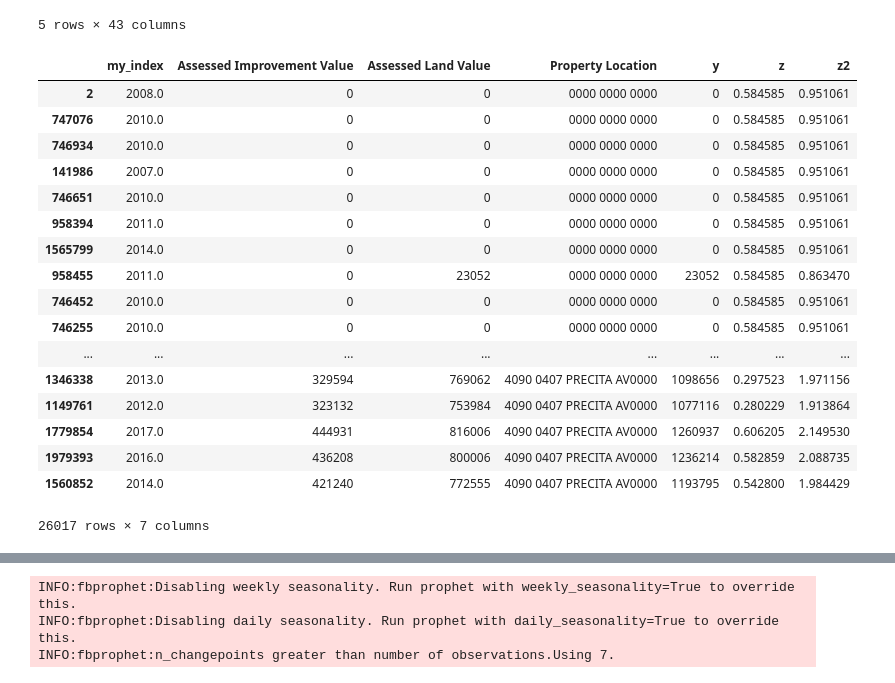
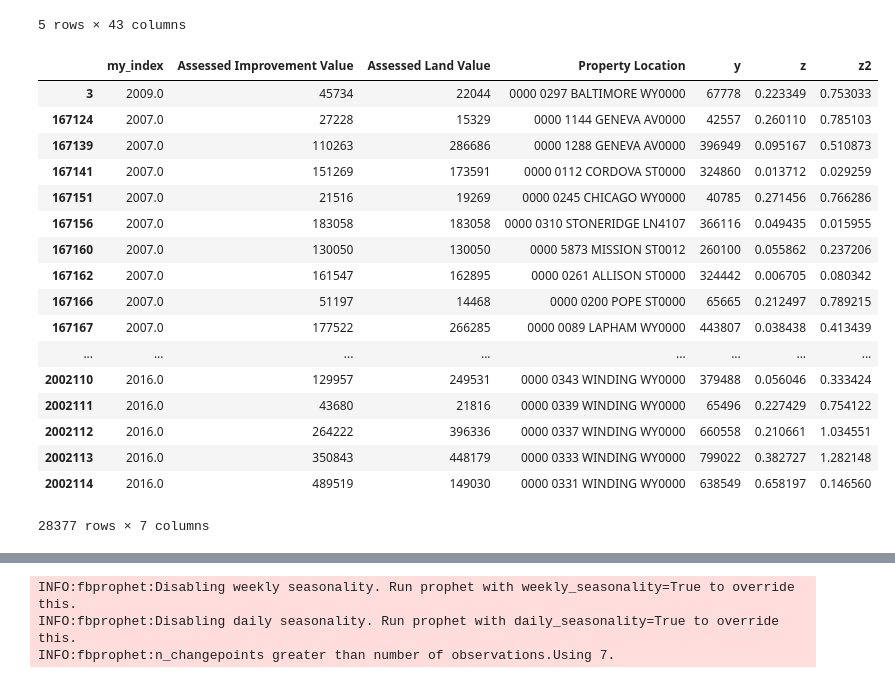
Before and after one commit to EmiliaPaz/EECS731_FinalProject, a Jupyter notebook: notebooks/TimeSeries.ipynb, the cells around one changed output, grey strips where cells are left out. Drawn from its saved outputs; the diff is of its cells as text; code cells hidden in the pictures.

```diff
--- a/notebooks/TimeSeries.ipynb
+++ b/notebooks/TimeSeries.ipynb
@@ -19,43 +21,43 @@ houses.head()
 # %%
 from scipy import stats
 
-my_data = houses.loc[houses['Assessor Neighborhood'] == "Bernal Heights" ]
+my_data = houses.loc[houses['Assessor Neighborhood'] == "Croker Amazon" ]
 final = my_data[['Closed Roll Year', 'Assessed Improvement Value', 'Assessed Land Value','Property Location']]
 final.rename(columns={ "Closed Roll Year": "my_index"}, inplace = True)
 
 final['y'] = final['Assessed Improvement Value'] + final['Assessed Land Value']
 # final = np.around(final[['my_index']],decimals= 0)
 final['z'] = np.abs(stats.zscore(final['Assessed Improvement Value']))
 final['z2'] = np.abs(stats.zscore(final['Assessed Land Value']))
 # final[final['Property Location'].replace(final['Property Location'].apply(pd.Series.value_counts)).gt(2).all(1)]
 v = final[['Property Location']]
+final = final[~final['Property Location'].str.contains('0000 0000')]
 
 final = final[v.replace(v.stack().value_counts()).gt(5).all(1)]
 final = final[final.z < 3]
 final = final[final.z2 < 3]
-
-
-
+final['Property Location'] = final['Property Location'].astype(str)
 
 final['y'] = final['Assessed Improvement Value'] + final['Assessed Land Value']
 
-final.sort_values(by=['Property Location'])
+final.sort_values(by=['Property Location', 'my_index'])
+final.head()
 # %% [output]
 |  | my_index | Assessed Improvement Value | Assessed Land Value | Property Location | y | z | z2 |
-| 2 | 2008.0 | 0 | 0 | 0000 0000 0000 | 0 | 0.584585 | 0.951061 |
-| 747076 | 2010.0 | 0 | 0 | 0000 0000 0000 | 0 | 0.584585 | 0.951061 |
-| 746934 | 2010.0 | 0 | 0 | 0000 0000 0000 | 0 | 0.584585 | 0.951061 |
-| 141986 | 2007.0 | 0 | 0 | 0000 0000 0000 | 0 | 0.584585 | 0.951061 |
-| 746651 | 2010.0 | 0 | 0 | 0000 0000 0000 | 0 | 0.584585 | 0.951061 |
-| 958394 | 2011.0 | 0 | 0 | 0000 0000 0000 | 0 | 0.584585 | 0.951061 |
-| 1565799 | 2014.0 | 0 | 0 | 0000 0000 0000 | 0 | 0.584585 | 0.951061 |
-| 958455 | 2011.0 | 0 | 23052 | 0000 0000 0000 | 23052 | 0.584585 | 0.863470 |
-| 746452 | 2010.0 | 0 | 0 | 0000 0000 0000 | 0 | 0.584585 | 0.951061 |
-| 746255 | 2010.0 | 0 | 0 | 0000 0000 0000 | 0 | 0.584585 | 0.951061 |
+| 3 | 2009.0 | 45734 | 22044 | 0000 0297 BALTIMORE WY0000 | 67778 | 0.223349 | 0.753033 |
+| 167124 | 2007.0 | 27228 | 15329 | 0000 1144 GENEVA AV0000 | 42557 | 0.260110 | 0.785103 |
+| 167139 | 2007.0 | 110263 | 286686 | 0000 1288 GENEVA AV0000 | 396949 | 0.095167 | 0.510873 |
+| 167141 | 2007.0 | 151269 | 173591 | 0000 0112 CORDOVA ST0000 | 324860 | 0.013712 | 0.029259 |
+| 167151 | 2007.0 | 21516 | 19269 | 0000 0245 CHICAGO WY0000 | 40785 | 0.271456 | 0.766286 |
+| 167156 | 2007.0 | 183058 | 183058 | 0000 0310 STONERIDGE LN4107 | 366116 | 0.049435 | 0.015955 |
+| 167160 | 2007.0 | 130050 | 130050 | 0000 5873 MISSION ST0012 | 260100 | 0.055862 | 0.237206 |
+| 167162 | 2007.0 | 161547 | 162895 | 0000 0261 ALLISON ST0000 | 324442 | 0.006705 | 0.080342 |
+| 167166 | 2007.0 | 51197 | 14468 | 0000 0200 POPE ST0000 | 65665 | 0.212497 | 0.789215 |
+| 167167 | 2007.0 | 177522 | 266285 | 0000 0089 LAPHAM WY0000 | 443807 | 0.038438 | 0.413439 |
 | ... | ... | ... | ... | ... | ... | ... | ... |
-| 1346338 | 2013.0 | 329594 | 769062 | 4090 0407 PRECITA AV0000 | 1098656 | 0.297523 | 1.971156 |
-| 1149761 | 2012.0 | 323132 | 753984 | 4090 0407 PRECITA AV0000 | 1077116 | 0.280229 | 1.913864 |
-| 1779854 | 2017.0 | 444931 | 816006 | 4090 0407 PRECITA AV0000 | 1260937 | 0.606205 | 2.149530 |
-| 1979393 | 2016.0 | 436208 | 800006 | 4090 0407 PRECITA AV0000 | 1236214 | 0.582859 | 2.088735 |
-| 1560852 | 2014.0 | 421240 | 772555 | 4090 0407 PRECITA AV0000 | 1193795 | 0.542800 | 1.984429 |
+| 2002110 | 2016.0 | 129957 | 249531 | 0000 0343 WINDING WY0000 | 379488 | 0.056046 | 0.333424 |
+| 2002111 | 2016.0 | 43680 | 21816 | 0000 0339 WINDING WY0000 | 65496 | 0.227429 | 0.754122 |
+| 2002112 | 2016.0 | 264222 | 396336 | 0000 0337 WINDING WY0000 | 660558 | 0.210661 | 1.034551 |
+| 2002113 | 2016.0 | 350843 | 448179 | 0000 0333 WINDING WY0000 | 799022 | 0.382727 | 1.282148 |
+| 2002114 | 2016.0 | 489519 | 149030 | 0000 0331 WINDING WY0000 | 638549 | 0.658197 | 0.146560 |
-26017 rows × 7 columns
+28377 rows × 7 columns
```
Also changed, not shown: parts of 17 cells of this notebook.
